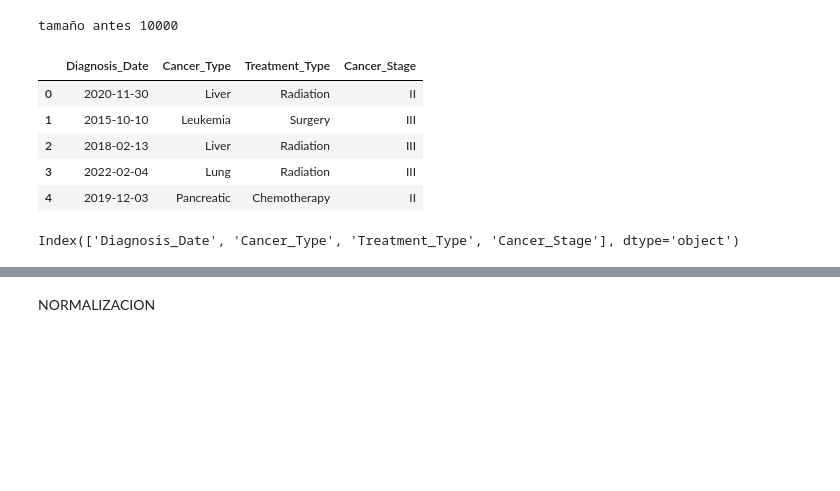
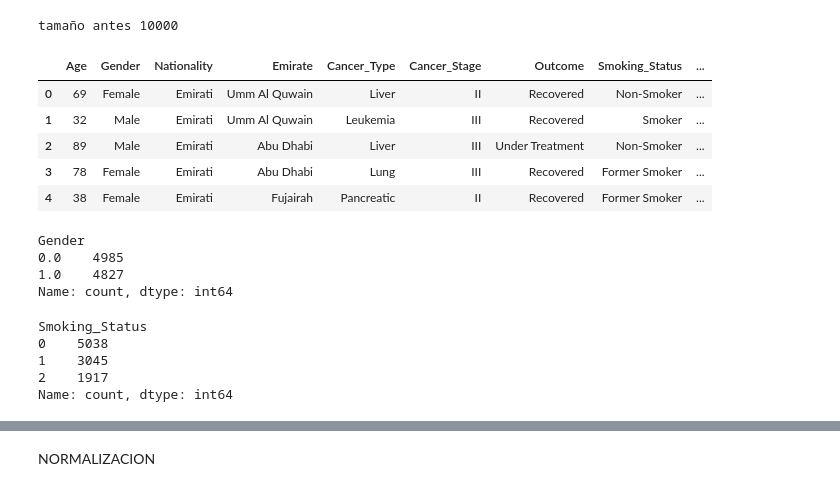
Before and after one commit to Estebanaj/Proyecto_IA_CAIRE, a Jupyter notebook: EDA/EDA.ipynb, the cells around one changed output, grey strips where cells are left out. Saved outputs shown, nothing was run; the diff lists cells and outputs as text; code cells hidden in the pictures; blank space fills up the shorter version.

```diff
--- a/EDA/EDA.ipynb
+++ b/EDA/EDA.ipynb
@@ -144,13 +142,14 @@ df_clean = df[['Diagnosis_Date', 'Cancer_Type', 'Treatment_Type', 'Cancer_Stage'
+# %%
+df = df.drop(columns=[
+    'Patient_ID', 'Diagnosis_Date', 'Treatment_Start_Date', 'Hospital',
+    'Primary_Physician', 'Treatment_Type', 'Death_Date', 'Cause_of_Death'
+])
 # %%
-df_clean.head()
+df.head()
 # %% [output]
-|  | Diagnosis_Date | Cancer_Type | Treatment_Type | Cancer_Stage |
-| 0 | 2020-11-30 | Liver | Radiation | II |
-| 1 | 2015-10-10 | Leukemia | Surgery | III |
-| 2 | 2018-02-13 | Liver | Radiation | III |
-| 3 | 2022-02-04 | Lung | Radiation | III |
-| 4 | 2019-12-03 | Pancreatic | Chemotherapy | II |
+|  | Age | Gender | Nationality | Emirate | Cancer_Type | Cancer_Stage | Outcome | Smoking_Status | ... |
+| 0 | 69 | Female | Emirati | Umm Al Quwain | Liver | II | Recovered | Non-Smoker | ... |
+| 1 | 32 | Male | Emirati | Umm Al Quwain | Leukemia | III | Recovered | Smoker | ... |
+| 2 | 89 | Male | Emirati | Abu Dhabi | Liver | III | Under Treatment | Non-Smoker | ... |
+| 3 | 78 | Female | Emirati | Abu Dhabi | Lung | III | Recovered | Former Smoker | ... |
+| 4 | 38 | Female | Emirati | Fujairah | Pancreatic | II | Recovered | Former Smoker | ... |
-# %%
-df_clean.columns
-# %% [output]
-Index(['Diagnosis_Date', 'Cancer_Type', 'Treatment_Type', 'Cancer_Stage'], dtype='object')
@@ -156,0 +189,15 @@ Index(['Diagnosis_Date', 'Cancer_Type', 'Treatment_Type', 'Cancer_Stage'], dtype
+# %%
+df['Gender'].value_counts()
+# %% [output]
+Gender
+0.0    4985
+1.0    4827
+Name: count, dtype: int64
+# %%
+df['Smoking_Status'].value_counts()
+# %% [output]
+Smoking_Status
+0    5038
+1    3045
+2    1917
+Name: count, dtype: int64
```
Also changed, not shown: parts of 10 cells of this notebook, 6 other files.
